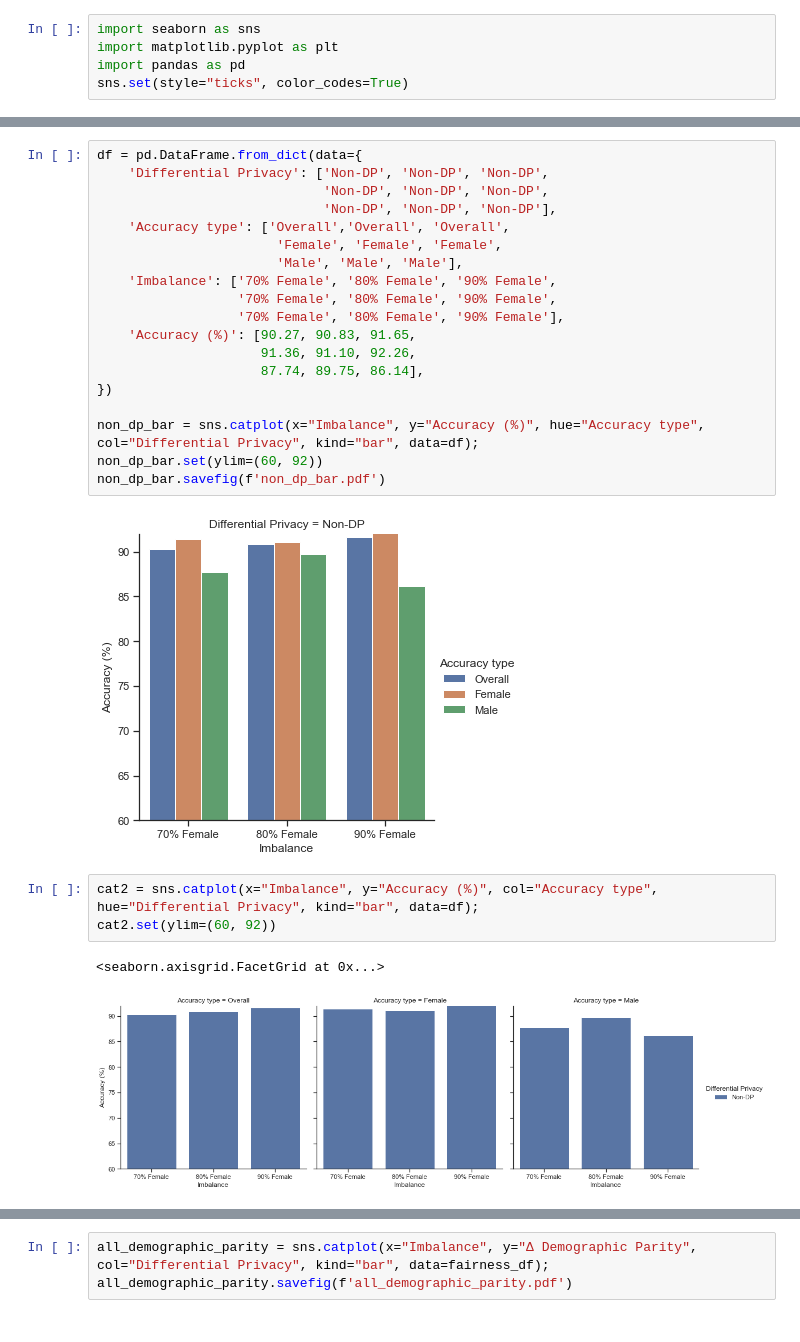
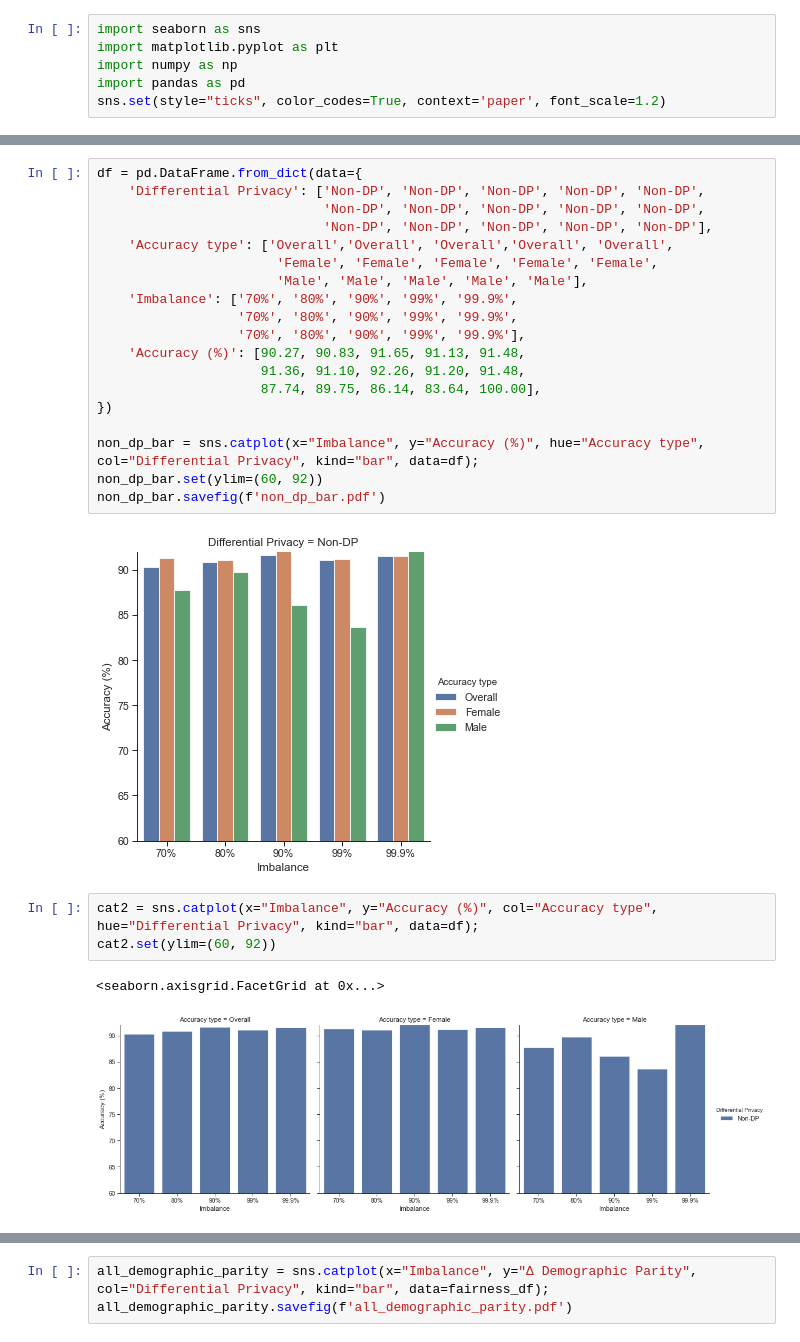
Before and after one commit to FarrandTom/deep-learning-fairness, a Jupyter notebook: figures/figures.ipynb, the cells around one changed output, grey strips where cells are left out. Cells and saved outputs as stored; diff of their text form.

```diff
--- a/figures/figures.ipynb
+++ b/figures/figures.ipynb
@@ -1,7 +1,8 @@
 # %%
 import seaborn as sns
 import matplotlib.pyplot as plt
+import numpy as np
 import pandas as pd
-sns.set(style="ticks", color_codes=True)
+sns.set(style="ticks", color_codes=True, context='paper', font_scale=1.2)
 # %%
 df = pd.DataFrame.from_dict(data={
@@ -93,27 +70,27 @@ low_privacy_bar.savefig(f'low_privacy_bar.pdf')
 # %%
 df = pd.DataFrame.from_dict(data={
-    'Differential Privacy': ['Non-DP', 'Non-DP', 'Non-DP',
-                             'Non-DP', 'Non-DP', 'Non-DP',
-                             'Non-DP', 'Non-DP', 'Non-DP'],
-    'Accuracy type': ['Overall','Overall', 'Overall',
-                       'Female', 'Female', 'Female',
-                       'Male', 'Male', 'Male'],
-    'Imbalance': ['70% Female', '80% Female', '90% Female',
-                  '70% Female', '80% Female', '90% Female',
-                  '70% Female', '80% Female', '90% Female'],
-    'Accuracy (%)': [90.27, 90.83, 91.65,
-                     91.36, 91.10, 92.26,
-                     87.74, 89.75, 86.14],
+    'Differential Privacy': ['Non-DP', 'Non-DP', 'Non-DP', 'Non-DP', 'Non-DP',
+                             'Non-DP', 'Non-DP', 'Non-DP', 'Non-DP', 'Non-DP',
+                             'Non-DP', 'Non-DP', 'Non-DP', 'Non-DP', 'Non-DP'],
+    'Accuracy type': ['Overall','Overall', 'Overall','Overall', 'Overall',
+                       'Female', 'Female', 'Female', 'Female', 'Female',
+                       'Male', 'Male', 'Male', 'Male', 'Male'],
+    'Imbalance': ['70%', '80%', '90%', '99%', '99.9%',
+                  '70%', '80%', '90%', '99%', '99.9%',
+                  '70%', '80%', '90%', '99%', '99.9%'],
+    'Accuracy (%)': [90.27, 90.83, 91.65, 91.13, 91.48,
+                     91.36, 91.10, 92.26, 91.20, 91.48,
+                     87.74, 89.75, 86.14, 83.64, 100.00],
 })
 
 non_dp_bar = sns.catplot(x="Imbalance", y="Accuracy (%)", hue="Accuracy type", col="Differential Privacy", kind="bar", data=df);
 non_dp_bar.set(ylim=(60, 92))
 non_dp_bar.savefig(f'non_dp_bar.pdf')
 # %% [output]
-[figure, old version]
+[figure, new version]
 # %%
 cat2 = sns.catplot(x="Imbalance", y="Accuracy (%)", col="Accuracy type", hue="Differential Privacy", kind="bar", data=df);
 cat2.set(ylim=(60, 92))
 # %% [output]
 <seaborn.axisgrid.FacetGrid at 0x...>
-[figure, old version]
+[figure, new version]
```
Also changed, not shown: parts of 33 cells of this notebook, 32 other files.
